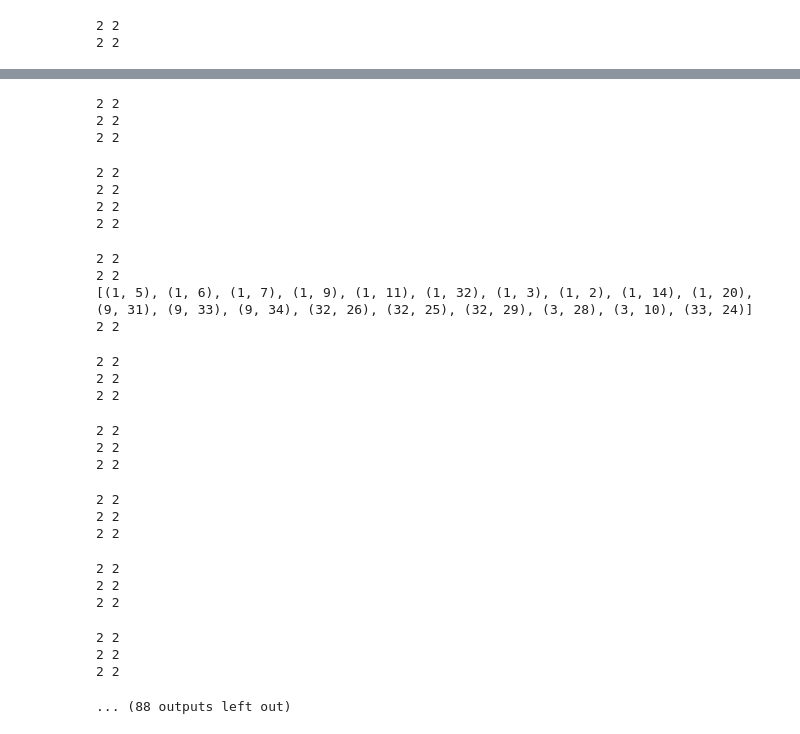
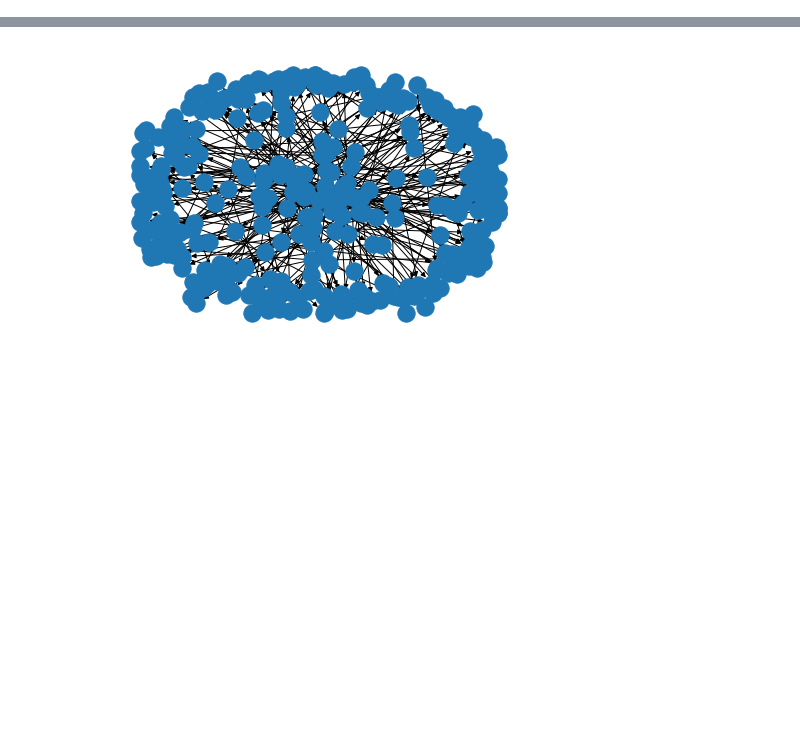
Before and after one commit to kehsihba19/Rumour-Detection, a Jupyter notebook: FINAL WORK.ipynb, the cells around one changed output, grey strips where cells are left out. Cells and saved outputs as stored; diff of their text form; code cells hidden in the pictures; blank space fills up the shorter version.

Commit message:
lambda,ML,clusterFound,ClusterPlotting

```diff
--- a/FINAL WORK.ipynb
+++ b/FINAL WORK.ipynb
@@ -134,6 +134,6 @@ for i in sensor_nodes:
     if(time_of_diffusion[i]==min_v):
         min_n=i
         break
-delta_t=[(i,abs(time_of_diffusion[i]-min_v)) for i in sensor_nodes if(i!=min_n)]
+delta_t=[abs(time_of_diffusion[i]-min_v) for i in sensor_nodes if(i!=min_n)]
 print(delta_t)
 # %% [output]
@@ -240,10 +219,12 @@ g__.add_edges_from(gateEdges)
 print(len(gateEdges))
 allDiffusionTime = []
 mcaps=[tot_g[i] for i in random.sample(range(0, 500), 20)]
+toTakeArgmax=[]
 for node in gateNodesList:
 #     print(node)
     bfs_tree = nx.bfs_tree(g__, source = node)
-    print(bfs_tree.edges())
+    nx.draw(bfs_tree)
+    vecOfArgmax=[]
     for mcap in mcaps:
         model = ep.SIModel(bfs_tree)
         # Model Configuration
@@ -276,10 +257,50 @@ for node in gateNodesList:
             if(time_of_diffusion[i]==min_v):
                 min_n=i
                 break
-        mu=[(i,abs(time_of_diffusion[i]+min_v)/2) for i in sensor_nodes if(i!=min_n)]
-        print(len(delta_t),len(mu))
+        mu=[abs(time_of_diffusion[i]+min_v)/2 for i in sensor_nodes if(i!=min_n)]
+#         print(len(delta_t),len(mu))
 
+        arrivals=[]
 
+        for sensor in sensor_nodes:
+            if(time_of_diffusion[sensor]==-1):
+                arrivals.append(200)
+            else:
+                arrivals.append(time_of_diffusion[sensor])
+
+#         print("arrivals",arrivals)
+
+        new_delta_ts = []
+
+        for i in range(0,len(arrivals)):
+            new_delta_t=[]
+            for j in range(0,len(arrivals)):
+                if(i!=j):
+                    new_delta_t.append(abs(arrivals[j]-arrivals[i]))
+            new_delta_ts.append(new_delta_t)
+#             print("new_delta_ts",new_delta_ts)
+#         print(new_delta_ts)
+
+        lambd = []
+        for i in range(0,len(new_delta_ts)-1):
+#             print("---> ",len(new_delta_ts[i]),len(new_delta_ts[i+1]))
+            val = np.correlate(new_delta_ts[i],new_delta_ts[i+1],"same")
+            for i in range(0,len(val)):
+                if (val[i]==0):
+                    val[i]=1
+            lambd.append(val)
+#         print("lambd",lambd)
+#         print("delta_t",delta_t,"mu",mu)
+        sub = np.subtract(delta_t,mu)
+#         print("sub",sub)
+        lambd[0][1]=0
+        powerOfe = np.dot(np.dot((sub), np.linalg.inv(lambd) ),np.transpose(sub))
+#         print("powerOfe",powerOfe)
+        powerOfe=abs(powerOfe)
+        fun = (1/np.linalg.det(lambd))*np.exp(-(1/2)*powerOfe)
+        vecOfArgmax.append(fun)
+    toTakeArgmax.append(vecOfArgmax)
+print(toTakeArgmax)
 #     print(node)
 # nx.draw(nx.bfs_tree(g, source = 5))
 #     print(time_of_diffusion)
@@ -294,2 +309,0 @@ for node in gateNodesList:
-2 2
-2 2
@@ -300,30 +310,4 @@ for node in gateNodesList:
-2 2
-2 2
-2 2
-2 2
-2 2
-2 2
-2 2
-2 2
-2 2
-[(1, 5), (1, 6), (1, 7), (1, 9), (1, 11), (1, 32), (1, 3), (1, 2), (1, 14), (1, 20), (9, 31), (9, 33), (9, 34), (32, 26), (32, 25), (32, 29), (3, 28), (3, 10), (33, 24)]
-2 2
-2 2
-2 2
-2 2
-2 2
-2 2
-2 2
-2 2
-2 2
-2 2
-2 2
-2 2
-2 2
-2 2
-2 2
-2 2
-... (88 outputs left out)
+[figure, added]
 # %%
 print(allDiffusionTime)
 # %% [output]
```
Also changed, not shown: parts of 19 cells of this notebook.
